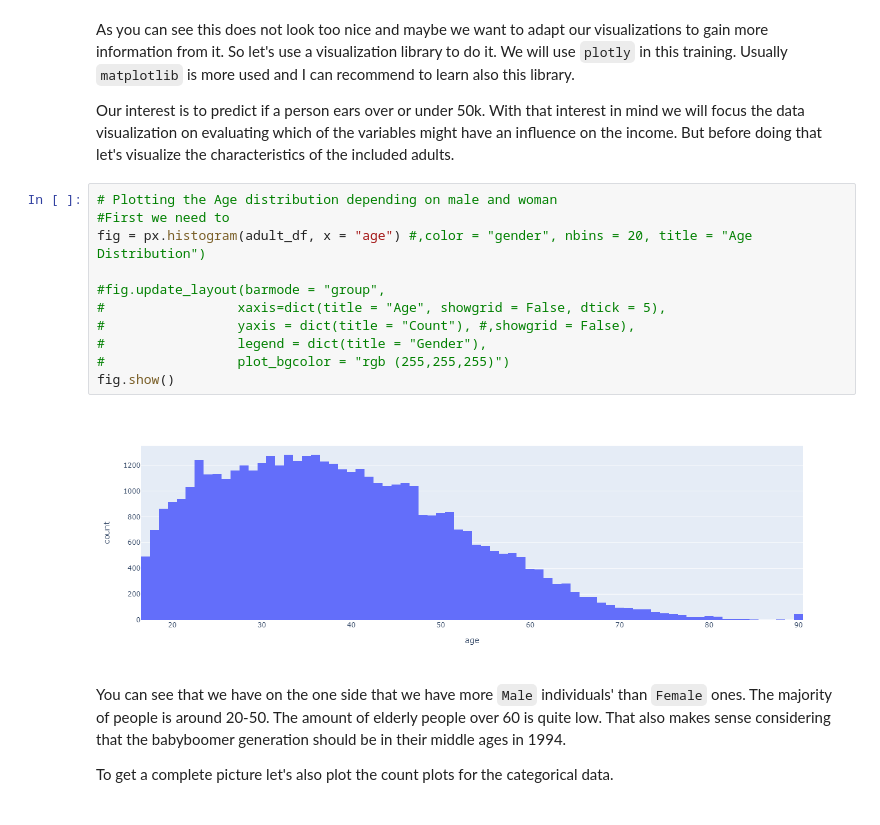
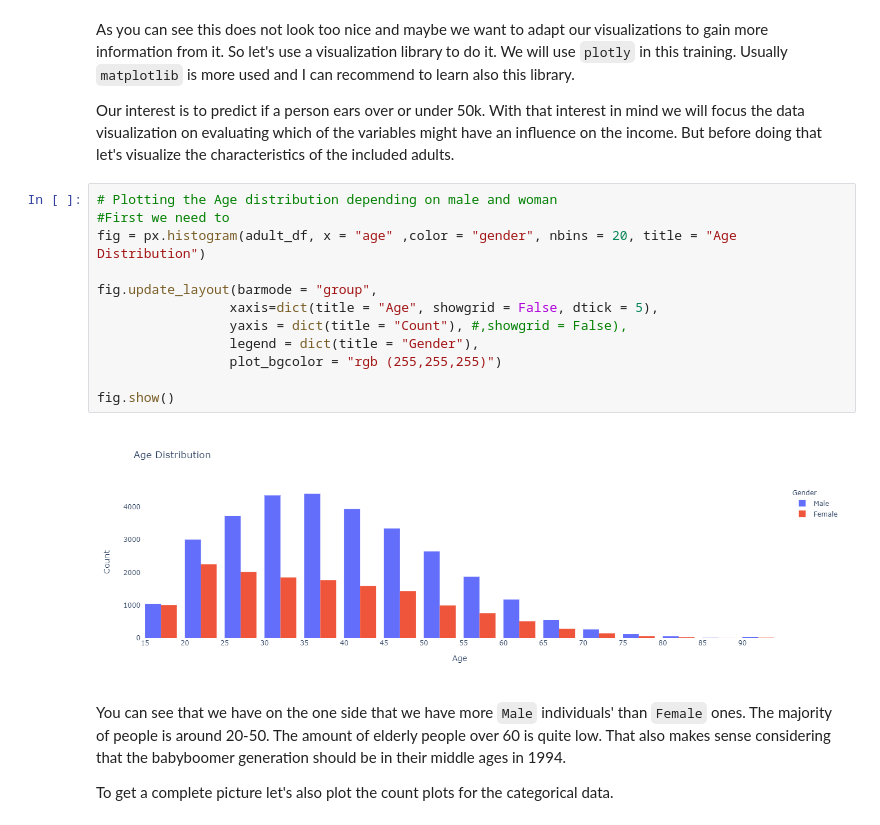
Before and after one commit to minh-le1994/Python-Tutorial, a Jupyter notebook: 02 - End-to-End Machine Learning.ipynb, the cells around one changed output. Cells and saved outputs as stored; diff of their text form.

```diff
--- a/02 - End-to-End Machine Learning.ipynb
+++ b/02 - End-to-End Machine Learning.ipynb
@@ -256,16 +256,17 @@ Our interest is to predict if a person ears over or under 50k. With that interes
 # %%
 # Plotting the Age distribution depending on male and woman
 #First we need to
-fig = px.histogram(adult_df, x = "age") #,color = "gender", nbins = 20, title = "Age Distribution")
+fig = px.histogram(adult_df, x = "age" ,color = "gender", nbins = 20, title = "Age Distribution")
 
-#fig.update_layout(barmode = "group",
-#                 xaxis=dict(title = "Age", showgrid = False, dtick = 5),
-#                 yaxis = dict(title = "Count"), #,showgrid = False),
-#                 legend = dict(title = "Gender"),
-#                 plot_bgcolor = "rgb (255,255,255)")
+fig.update_layout(barmode = "group",
+                 xaxis=dict(title = "Age", showgrid = False, dtick = 5),
+                 yaxis = dict(title = "Count"), #,showgrid = False),
+                 legend = dict(title = "Gender"),
+                 plot_bgcolor = "rgb (255,255,255)")
+
 fig.show()
 # %% [output]
-[figure, old version]
+[figure, new version]
 # %% [markdown]
 You can see that we have on the one side that we have more `Male` individuals' than `Female` ones. The majority of people is around 20-50. The amount of elderly people over 60 is quite low. That also makes sense considering that the babyboomer generation should be in their middle ages in 1994.
 
```
Also changed, not shown: parts of 4 cells of this notebook.
